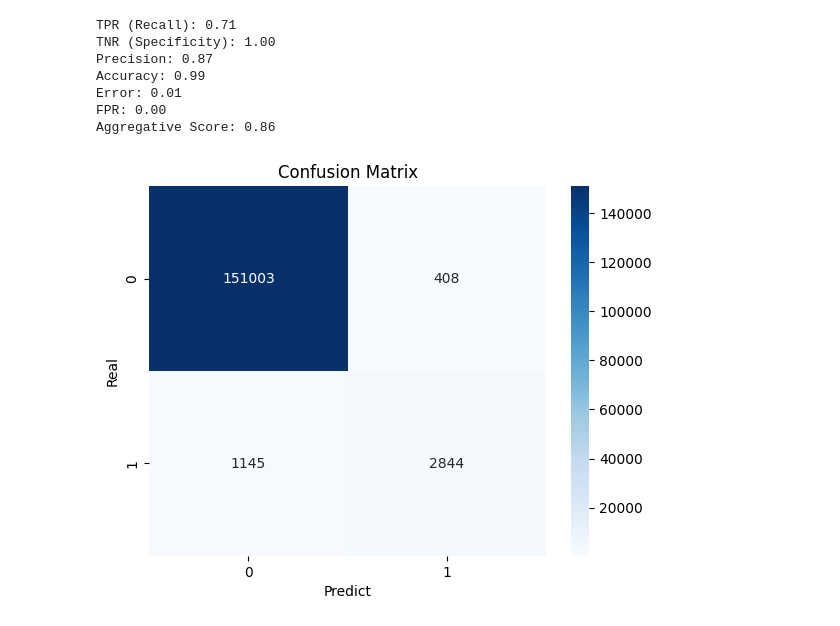
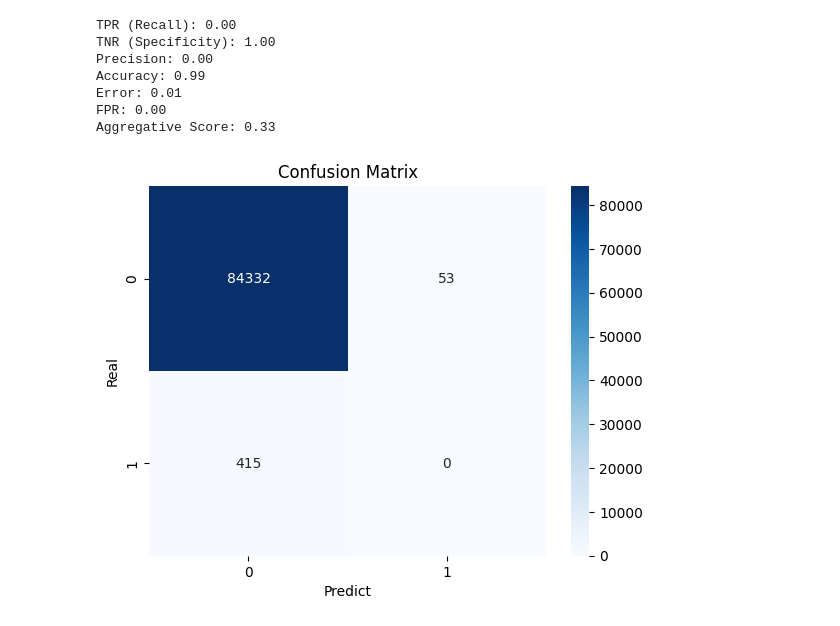
Before and after one commit to lhhhappy/Earthquake_predictor, a Jupyter notebook: inference.ipynb, the cells around one changed output. Drawn from its saved outputs; the diff is of its cells as text; code cells hidden in the pictures.

```diff
--- a/inference.ipynb
+++ b/inference.ipynb
@@ -39,3 +33,20 @@ len(train_dataset), len(val_dataset)
+# %%
+loader_dict = {}
+for key, dataset in dataset_dict.items():
+    is_train = "train" in key
+    loader_dict[key] = DataLoader(
+        dataset,
+        batch_size=4 if is_train else 4,
+        shuffle=is_train,
+        collate_fn=dataset.collate_fn,
+        num_workers=127
+    )
+
+train_loader_key = "train"
+val_loader_key = "val"
+
+train_loader = loader_dict.get(train_loader_key)
+val_loader = loader_dict.get(val_loader_key)
 # %%
 # model_dir = "/home/linhang/workbench/workbench/Earthquake_predictor/Result/"
 # with open("Result/Pretrain_ES_net_mixer_california/Hyperparameters/model_params.json", 'r') as f:
@@ -43,7 +54,7 @@ len(train_dataset), len(val_dataset)
 # model = LightingModel(model = ES_net_mixer, lr = None, max_epoch=None,loss_fns=None,**model_par).to("cuda:0")
 # model.initial_model("Result/Pretrain_ES_net_mixer_california/checkpoints/Val-epoch=01-val_loss=0.47.ckpt").to("cuda:2")
 # model.eval()
-model = LightingModel.load_from_checkpoint("/home/linhang/workbench/workbench/Earthquake_predictor/Result/Scratch/Scratch_ES_net_mixer_california_Light/checkpoints/last.ckpt",map_location=torch.device("cuda:2"))
+model = LightingModel.load_from_checkpoint("/home/linhang/workbench/workbench/Earthquake_predictor/Result/Pretrain/Pretrain_ES_net_mixer_onlyhappen/checkpoints/Val-epoch=18-TPR=0.06.ckpt",map_location=torch.device("cuda:2"))
 def count_model_parameters(model):
     return sum(p.numel() for p in model.parameters() if p.requires_grad)
 print("count_model_parameters:",count_model_parameters(model.model))
@@ -72,13 +64,5 @@ LightingModel(
-# %%
-
-train_loader = DataLoader(
-    train_dataset, batch_size=4, shuffle=False, collate_fn=train_dataset.collate_fn,num_workers=64
-)
-val_loader = DataLoader(
-    val_dataset, batch_size=4, shuffle=False, collate_fn=val_dataset.collate_fn,num_workers=64
-)
 # %%
-use_loader = train_loader
+use_loader = val_loader
 # %%
 sample_batch = next(iter(use_loader))
 
@@ -122,13 +105,13 @@ earthquake_future_all = torch.cat(earthquake_future_all)
 energy_history_all = torch.cat(energy_history_all)
 earthquake_happen_all = torch.cat(earthquake_happen_all)
 # %%
-energy_predict,earthquake_target = plot_confusion_matrix(energy_predict_all,earthquake_future_all,threshold=3)
+energy_predict,earthquake_target = plot_confusion_matrix(energy_predict_all,earthquake_future_all,threshold=3.29)
 # %% [output]
-TPR (Recall): 0.71
+TPR (Recall): 0.00
 TNR (Specificity): 1.00
-Precision: 0.87
+Precision: 0.00
 Accuracy: 0.99
 Error: 0.01
 FPR: 0.00
-Aggregative Score: 0.86
+Aggregative Score: 0.33
-[figure, old version]
+[figure, new version]
```
Also changed, not shown: parts of 10 cells of this notebook, 10 other files.
